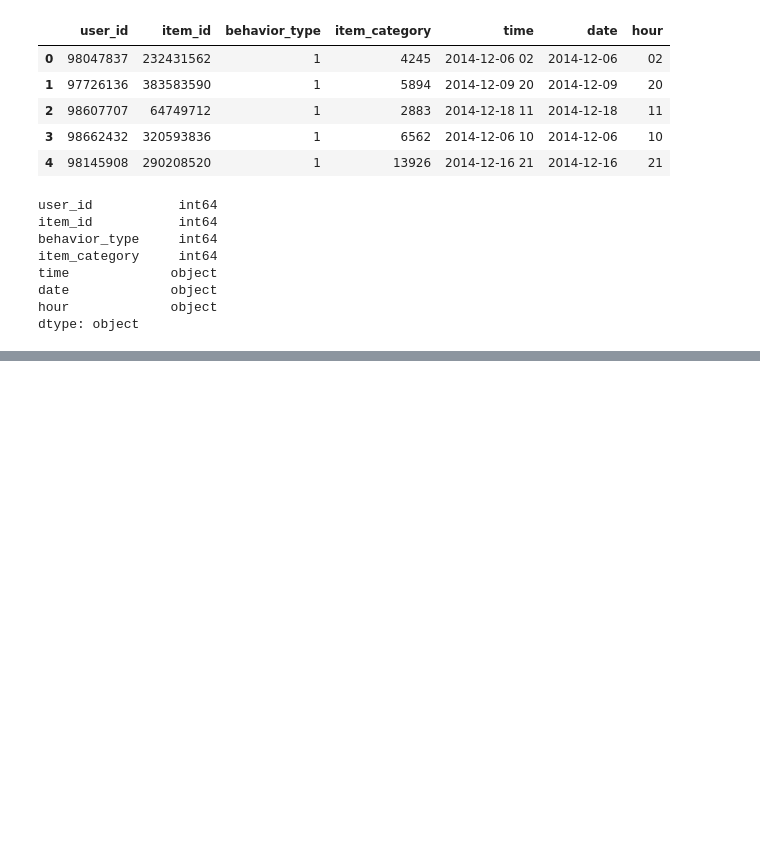
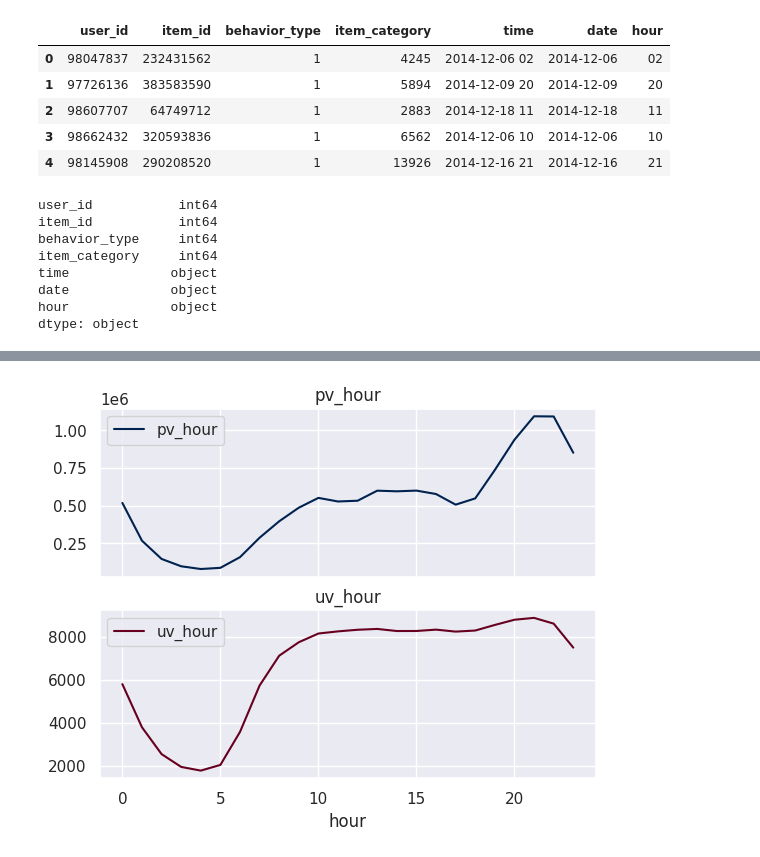
Before and after one commit to junglefire/data_insight, a Jupyter notebook: tianchi/淘宝用户购物行为数据可视化分析baseline.ipynb, the cells around one changed output, grey strips where cells are left out. Drawn from its saved outputs; the diff is of its cells as text; code cells hidden in the pictures; blank space fills up the shorter version.

```diff
--- a/tianchi/淘宝用户购物行为数据可视化分析baseline.ipynb
+++ b/tianchi/淘宝用户购物行为数据可视化分析baseline.ipynb
@@ -96,0 +182,6 @@ data_user.dtypes
+# %%
+# 计算每小时的PV
+pv_hour = data_user.groupby('hour')['user_id'].count()
+pv_hour = pv_hour.reset_index()
+pv_hour = pv_hour.rename(columns={'user_id':'pv_hour'})
+pv_hour
@@ -96,0 +206,6 @@ data_user.dtypes
+# %%
+# 计算每小时UV
+uv_hour = data_user.groupby('hour')['user_id'].apply(lambda x: len(x.unique()))
+uv_hour = uv_hour.reset_index()
+uv_hour = uv_hour.rename(columns={'user_id':'uv_hour'})
+uv_hour
@@ -96,0 +230,10 @@ data_user.dtypes
+# %%
+# 可视化
+fig, axes = plt.subplots(2,1,sharex=True)
+pv_hour.plot(x='hour',y='pv_hour',ax=axes[0],colormap='cividis')
+uv_hour.plot(x='hour', y='uv_hour', ax=axes[1],colormap='RdGy')
+axes[0].set_title('pv_hour')
+axes[1].set_title('uv_hour')
+plt.show()
+# %% [output]
+[figure, added]
```
Also changed, not shown: parts of 13 cells of this notebook.
